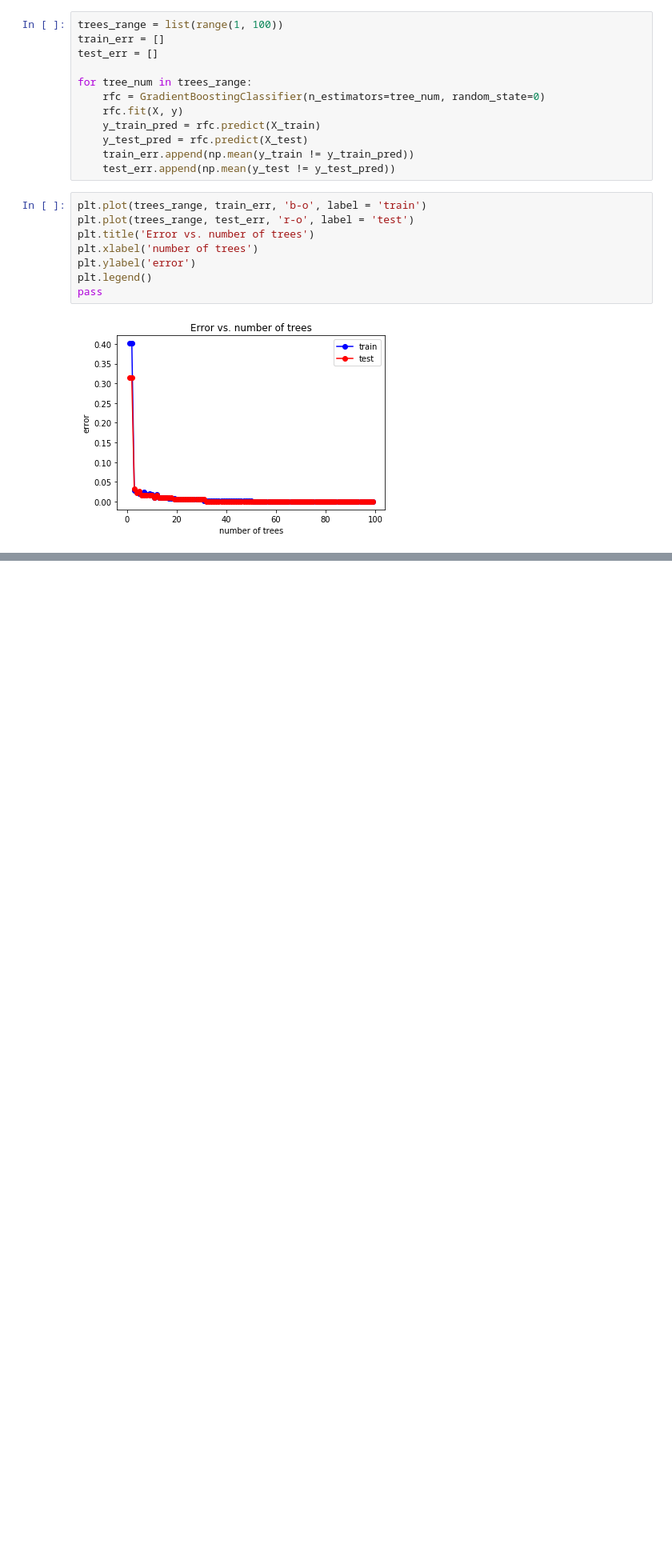
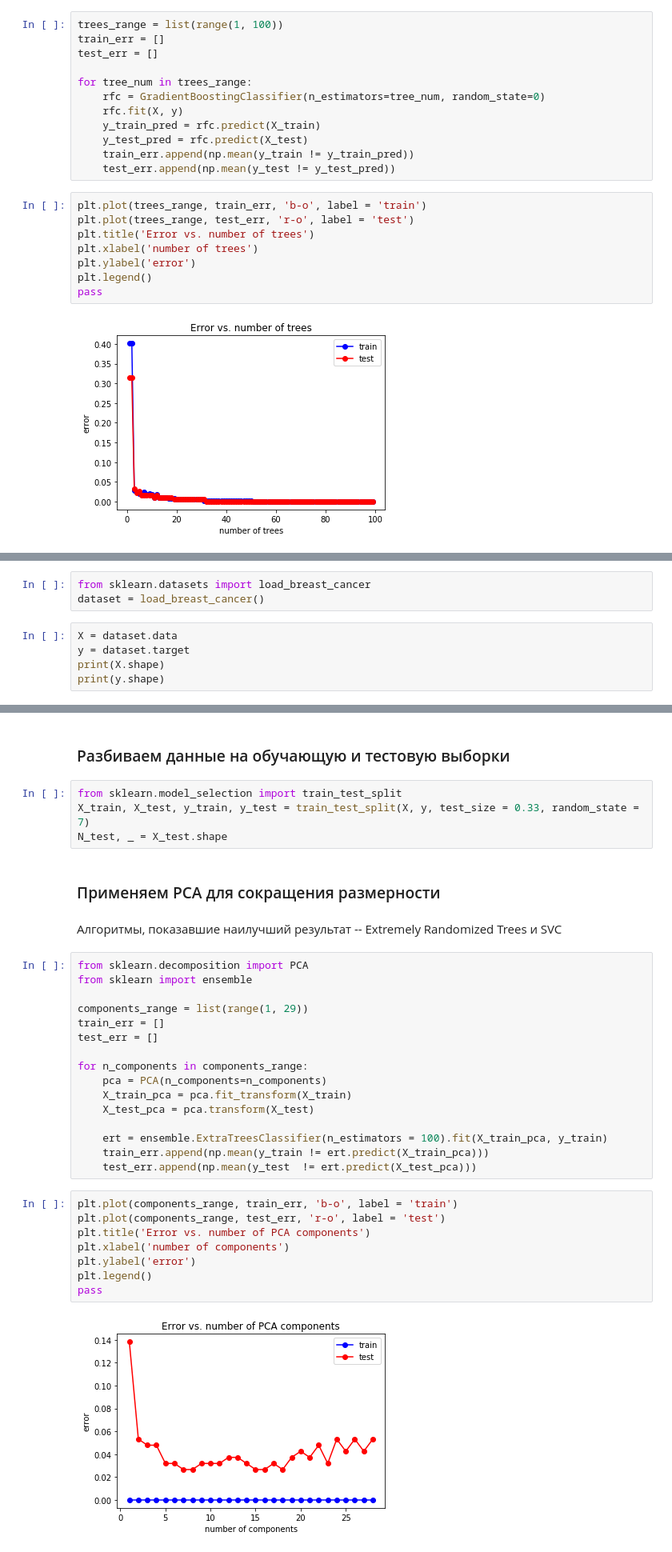
Before and after one commit to annyl/ML_course, a Jupyter notebook: Lab_1.ipynb, the cells around one changed output, grey strips where cells are left out. Shown: that part at 80% size. Saved outputs shown, nothing was run; the diff lists cells and outputs as text; blank space fills up the shorter version.

```diff
--- a/Lab_1.ipynb
+++ b/Lab_1.ipynb
@@ -910,0 +920,8 @@ pass
+# %%
+from sklearn.datasets import load_breast_cancer
+dataset = load_breast_cancer()
+# %%
+X = dataset.data
+y = dataset.target
+print(X.shape)
+print(y.shape)
@@ -910,0 +931,36 @@ pass
+# %% [markdown]
+### Разбиваем данные на обучающую и тестовую выборки
+# %%
+from sklearn.model_selection import train_test_split
+X_train, X_test, y_train, y_test = train_test_split(X, y, test_size = 0.33, random_state = 7)
+N_test, _ = X_test.shape
+# %% [markdown]
+### Применяем PCA для сокращения размерности
+# %% [markdown]
+Алгоритмы, показавшие наилучший результат -- Extremely Randomized Trees и SVC
+# %%
+from sklearn.decomposition import PCA
+from sklearn import ensemble
+
+components_range = list(range(1, 29))
+train_err = []
+test_err = []
+
+for n_components in components_range:
+    pca = PCA(n_components=n_components)
+    X_train_pca = pca.fit_transform(X_train)
+    X_test_pca = pca.transform(X_test)
+
+    ert = ensemble.ExtraTreesClassifier(n_estimators = 100).fit(X_train_pca, y_train)
+    train_err.append(np.mean(y_train != ert.predict(X_train_pca)))
+    test_err.append(np.mean(y_test  != ert.predict(X_test_pca)))
+# %%
+plt.plot(components_range, train_err, 'b-o', label = 'train')
+plt.plot(components_range, test_err, 'r-o', label = 'test')
+plt.title('Error vs. number of PCA components')
+plt.xlabel('number of components')
+plt.ylabel('error')
+plt.legend()
+pass
+# %% [output]
+[figure, added]
```
Also changed, not shown: parts of 15 cells of this notebook.
